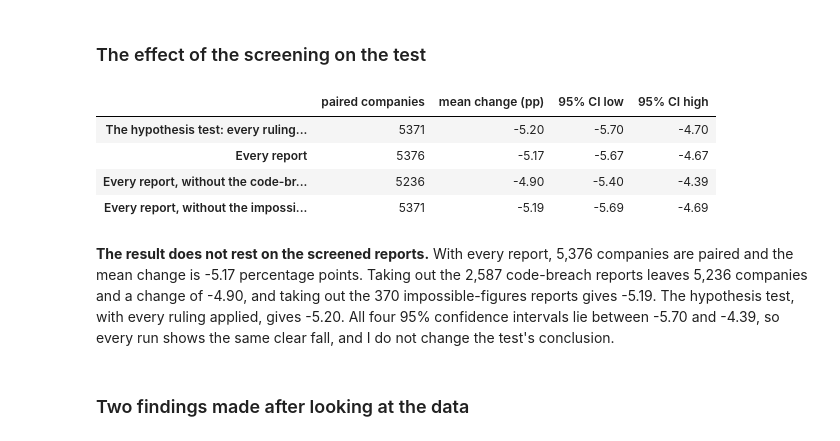
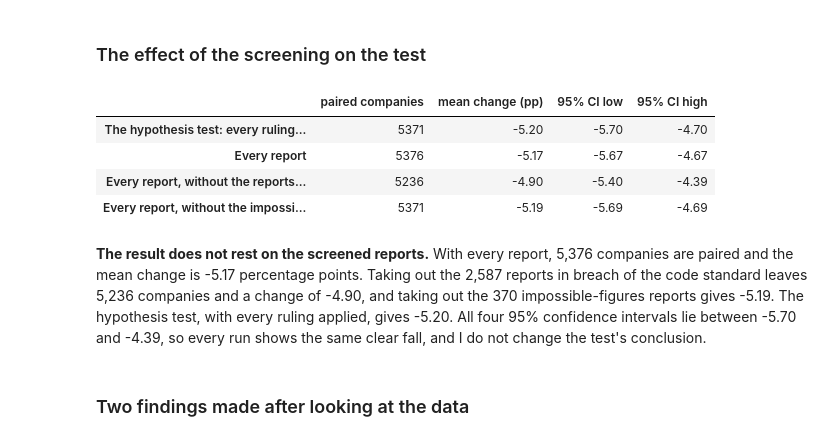
Before and after one commit to PaddyGilliland1/statistical-analysis-project, a Jupyter notebook: analysis.ipynb, the cells around one changed output. Cells and saved outputs as stored; diff of their text form; code cells hidden in the pictures.

```diff
--- a/analysis.ipynb
+++ b/analysis.ipynb
@@ -1375,7 +1445,7 @@ def classify_payment_codes(frame, column):
     - Prompt Payment Code or Fair Payment Code: the answer names that code
       as the company's own;
     - hedged entries: it names one of the two but says the membership was
-      suspended, applied for, ended or only intended;
+      suspended, applied for, ended or only intended, or denies it;
     - indirect claims: it names one of the two through a parent, a group
       or a policy, or as historic or time-limited;
     - other codes: any other answer, such as another sector's code.
@@ -1413,7 +1483,7 @@ def classify_payment_codes(frame, column):
         r"suspend|applied|apply|application|pending|waiting|was a |was a$|"
         r"up until|until its end|no longer|former|previously|removed|struck|"
         r"submitting|in process of|being closed|aspire|intend|"
-        r"working towards"
+        r"working towards|\bnot\b|n['’]t\b|\bnon[- ]|\bnever\b"
     )
     indirect = answer.str.contains(
         r"parent|group|subsidiar|part of|on behalf|under umbrella|"
@@ -2707,30 +2815,30 @@ p-value below alpha = 0.05: True, so I reject H0
 # %%
 # Each row rebuilds the analysis table without one set of reports and gives
 # the paired mean change, so I can see whether the result rests on them.
 impossible_rows = has_reason(flagged, ["Figures that cannot all be true"])
 runs = {
     "The hypothesis test: every ruling applied": excluded,
     "Every report": pd.Series(False, index=flagged.index),
-    "Every report, without the code-breach reports": breach,
+    "Every report, without the reports in breach of the code standard": breach,
     "Every report, without the impossible-figures reports": impossible_rows,
 }
 rows = {}
 for label, dropped in runs.items():
     table, _ = build_analysis_table(flagged[~dropped], col, PERIODS)
     rows[label] = mean_with_ci(table["change"])
 effect = pd.DataFrame(rows).T.rename(
     columns={"n": "paired companies", "mean": "mean change (pp)"}
 )
 effect["paired companies"] = effect["paired companies"].astype(int)
 effect
 # %% [output]
 |  | paired companies | mean change (pp) | 95% CI low | 95% CI high |
 | The hypothesis test: every ruling... | 5371 | -5.20 | -5.70 | -4.70 |
 | Every report | 5376 | -5.17 | -5.67 | -4.67 |
-| Every report, without the code-br... | 5236 | -4.90 | -5.40 | -4.39 |
+| Every report, without the reports... | 5236 | -4.90 | -5.40 | -4.39 |
 | Every report, without the impossi... | 5371 | -5.19 | -5.69 | -4.69 |
 # %% [markdown]
-**The result does not rest on the screened reports.** With every report, 5,376 companies are paired and the mean change is -5.17 percentage points. Taking out the 2,587 code-breach reports leaves 5,236 companies and a change of -4.90, and taking out the 370 impossible-figures reports gives -5.19. The hypothesis test, with every ruling applied, gives -5.20. All four 95% confidence intervals lie between -5.70 and -4.39, so every run shows the same clear fall, and I do not change the test's conclusion.
+**The result does not rest on the screened reports.** With every report, 5,376 companies are paired and the mean change is -5.17 percentage points. Taking out the 2,587 reports in breach of the code standard leaves 5,236 companies and a change of -4.90, and taking out the 370 impossible-figures reports gives -5.19. The hypothesis test, with every ruling applied, gives -5.20. All four 95% confidence intervals lie between -5.70 and -4.39, so every run shows the same clear fall, and I do not change the test's conclusion.
 # %% [markdown]
 ### Two findings made after looking at the data
 # %% [markdown]
```
Also changed, not shown: parts of 23 cells of this notebook.
